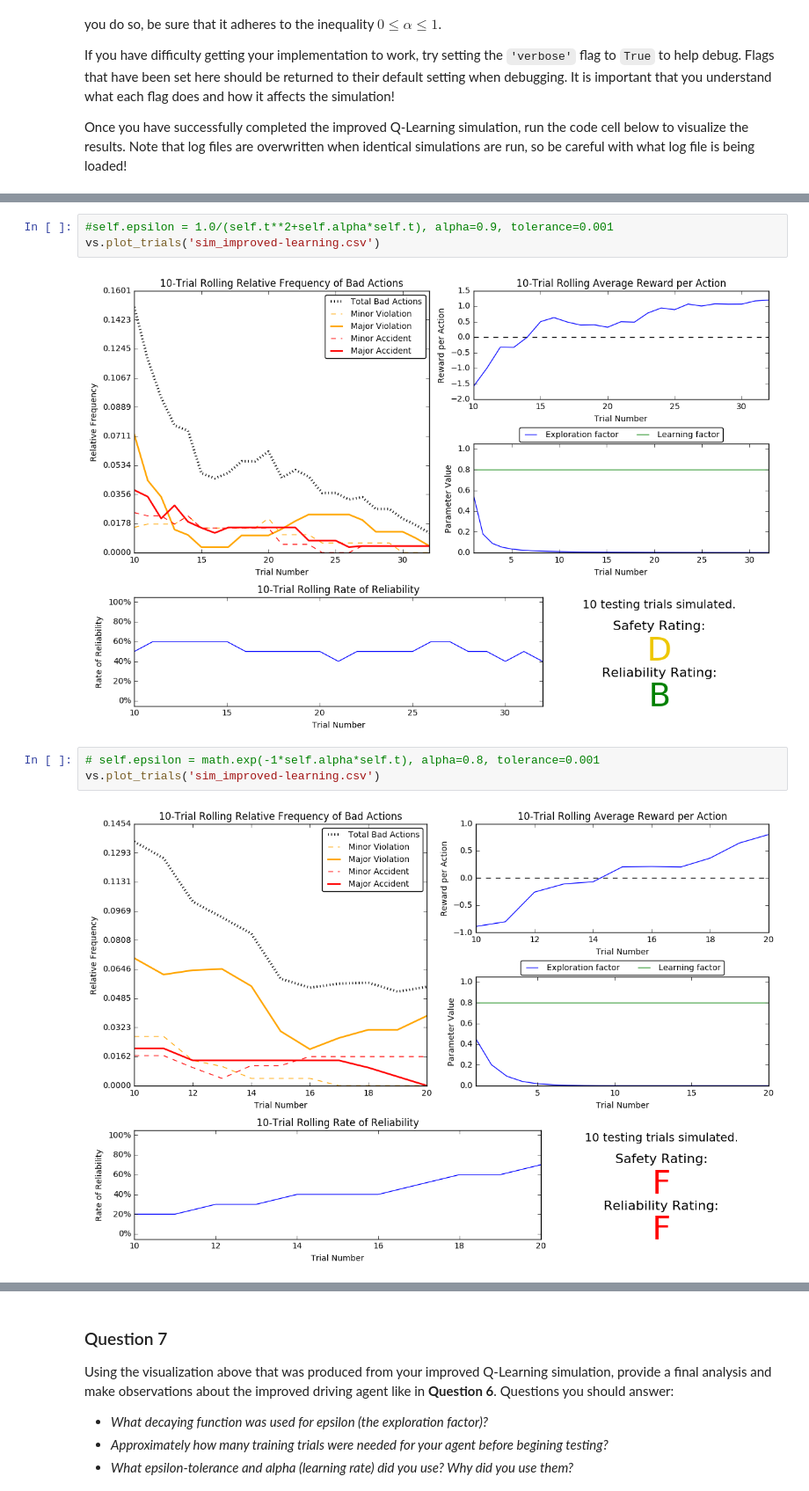
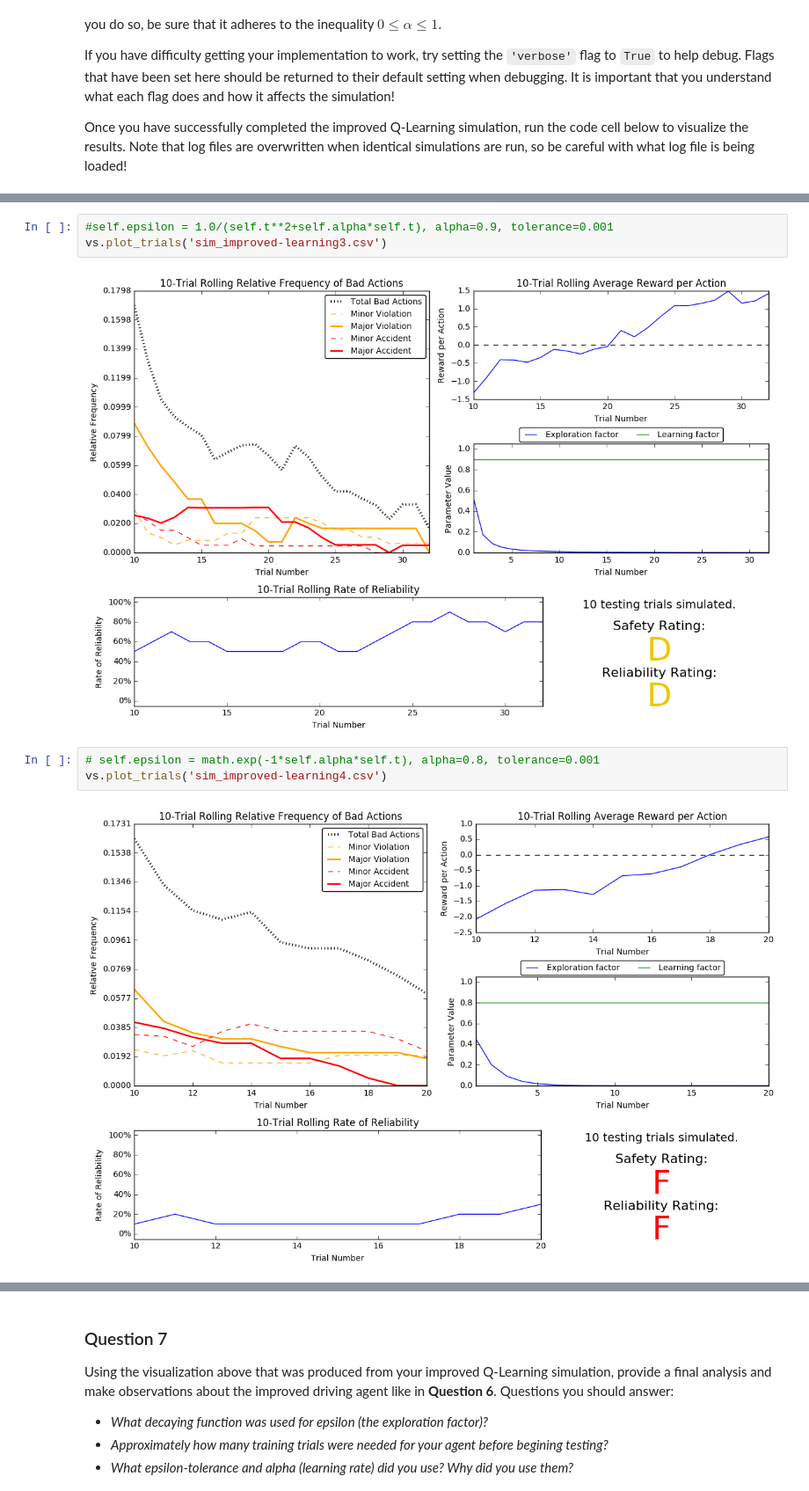
Before and after one commit to yilunzh/machine-learning, a Jupyter notebook: projects/smartcab/smartcab.ipynb, the cells around one changed output, grey strips where cells are left out. Shown at 88% size. Cells and saved outputs as stored; diff of their text form.

```diff
--- a/projects/smartcab/smartcab.ipynb
+++ b/projects/smartcab/smartcab.ipynb
@@ -278,13 +278,13 @@ vs.plot_trials('sim_improved-learning.csv')
 # %%
 #self.epsilon = 1.0/(self.t**2+self.alpha*self.t), alpha=0.9, tolerance=0.001
-vs.plot_trials('sim_improved-learning.csv')
+vs.plot_trials('sim_improved-learning3.csv')
 # %% [output]
-[figure, old version]
+[figure, new version]
 # %%
 # self.epsilon = math.exp(-1*self.alpha*self.t), alpha=0.8, tolerance=0.001
-vs.plot_trials('sim_improved-learning.csv')
+vs.plot_trials('sim_improved-learning4.csv')
 # %% [output]
-[figure, old version]
+[figure, new version]
 # %%
 # self.epsilon = math.fabs(math.cos(self.alpha*self.t)), alpha=0.01, tolerance=0.001
 vs.plot_trials('sim_improved-learning.csv')
```
Also changed, not shown: parts of 3 cells of this notebook, 1 other file.
